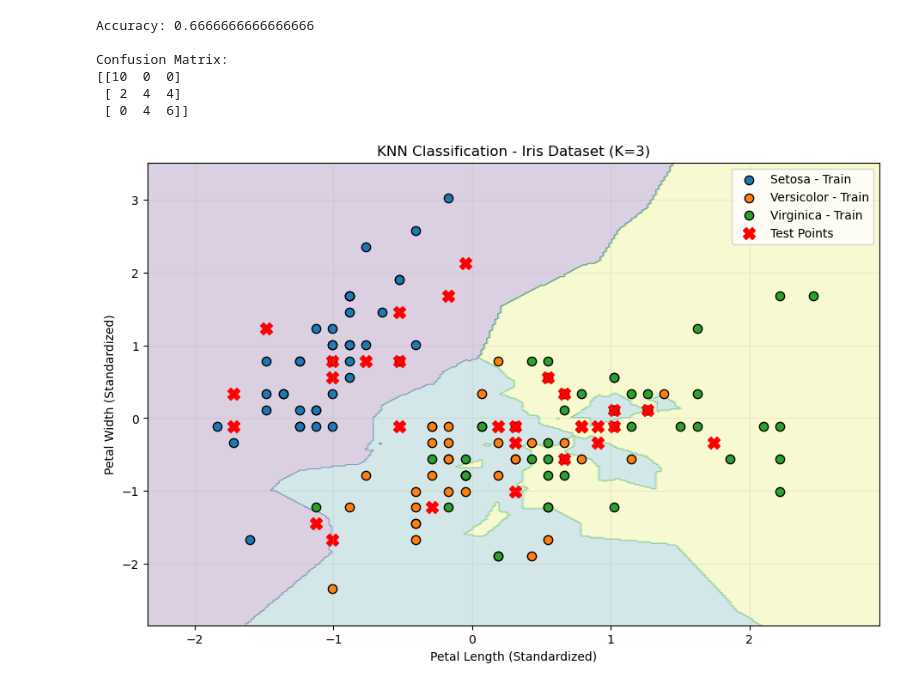
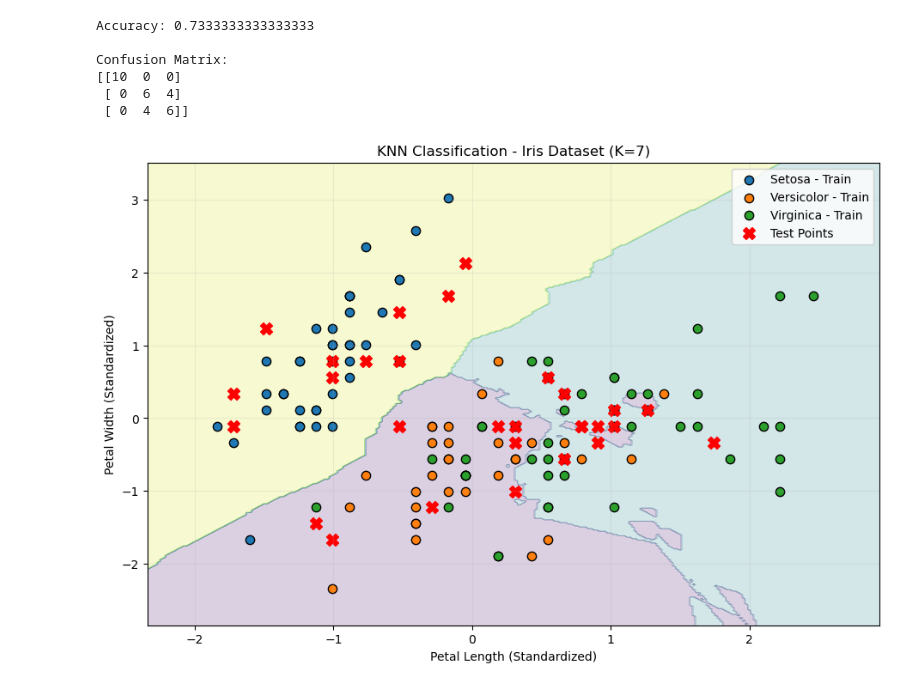
Before and after one commit to iliaasgharian/Iris_Knn, a Jupyter notebook: Iris_Knn.ipynb, the cells around one changed output. Saved outputs shown, nothing was run; the diff lists cells and outputs as text; code cells hidden in the pictures.

```diff
--- a/Iris_Knn.ipynb
+++ b/Iris_Knn.ipynb
@@ -29,7 +29,7 @@ scaler = StandardScaler()
 
 X_train_scaled = scaler.fit_transform(X_train)
 X_test_scaled = scaler.transform(X_test)
-k=3
+k=7
 # 5. Create KNN Model
 model = KNeighborsClassifier(n_neighbors=k)
 
@@ -42,7 +42,7 @@ y_pred = model.predict(X_test_scaled)
 # 8. Evaluate Model
 accuracy = accuracy_score(y_test, y_pred)
 
-print("Accurac:", accuracy)
+print("Accuracy:", accuracy)
 print("\nConfusion Matrix:")
 print(confusion_matrix(y_test, y_pred))
 
@@ -78,33 +78,33 @@ for flower in y.unique():
         X_train_scaled[mask.to_numpy(), 1],
         label=f"{flower} - Train",
         s=55,
         edgecolors="black"
     )
 
 # 12. Plot Test Points
 plt.scatter(
     X_test_scaled[:, 0],
     X_test_scaled[:, 1],
     marker="X",
     s=100,
     color="red",
     label="Test Points"
 )
 
 # 13. Labels and Title
 plt.xlabel("Petal Length (Standardized)")
 plt.ylabel("Petal Width (Standardized)")
 
 plt.title(f"KNN Classification - Iris Dataset (K={k})")
 
 plt.legend()
 plt.grid(alpha=0.2)
 plt.show()
 # %% [output]
-Accuracy: 0.6666666666666666
+Accuracy: 0.7333333333333333
 
 Confusion Matrix:
 [[10  0  0]
- [ 2  4  4]
+ [ 0  6  4]
  [ 0  4  6]]
-[figure, old version]
+[figure, new version]
```
